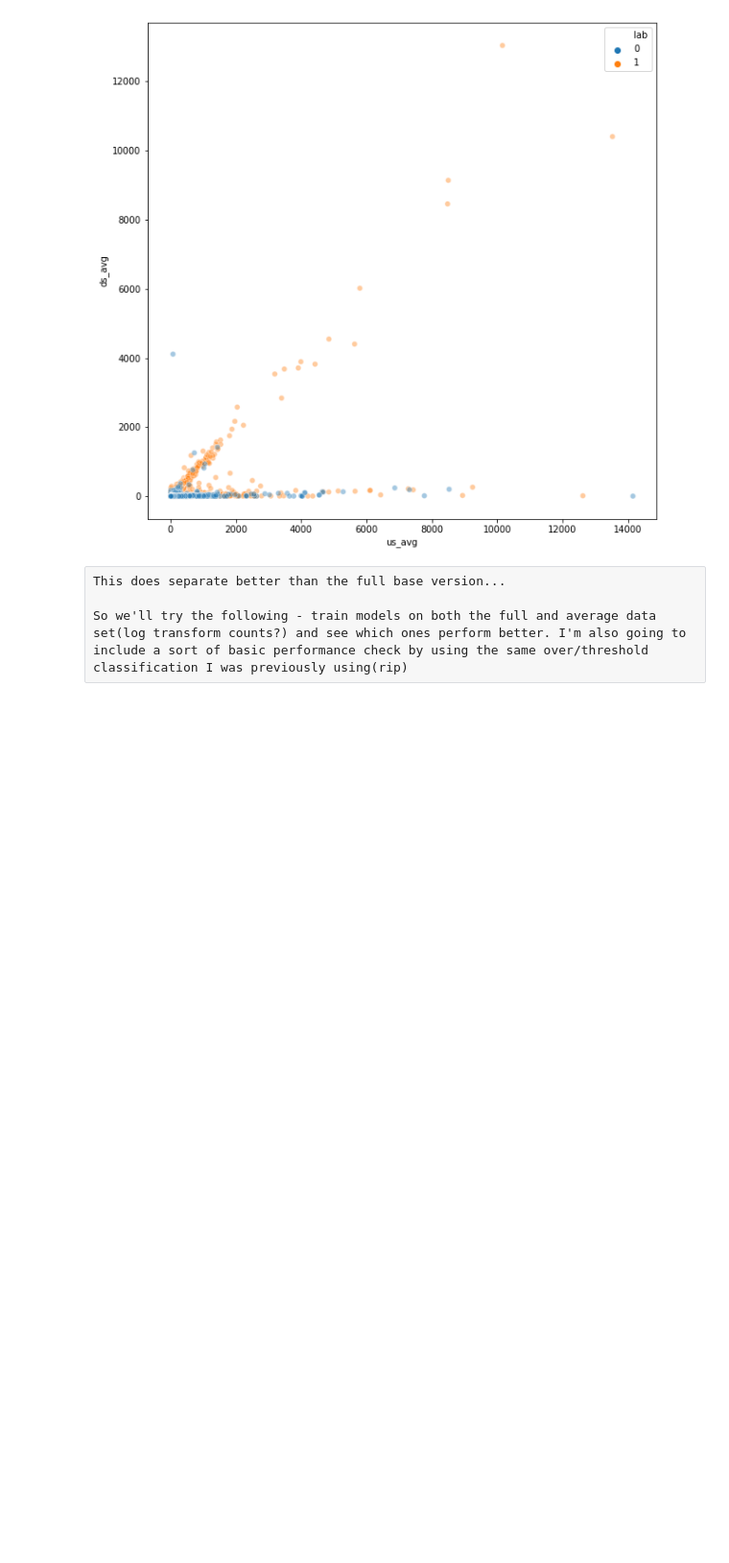
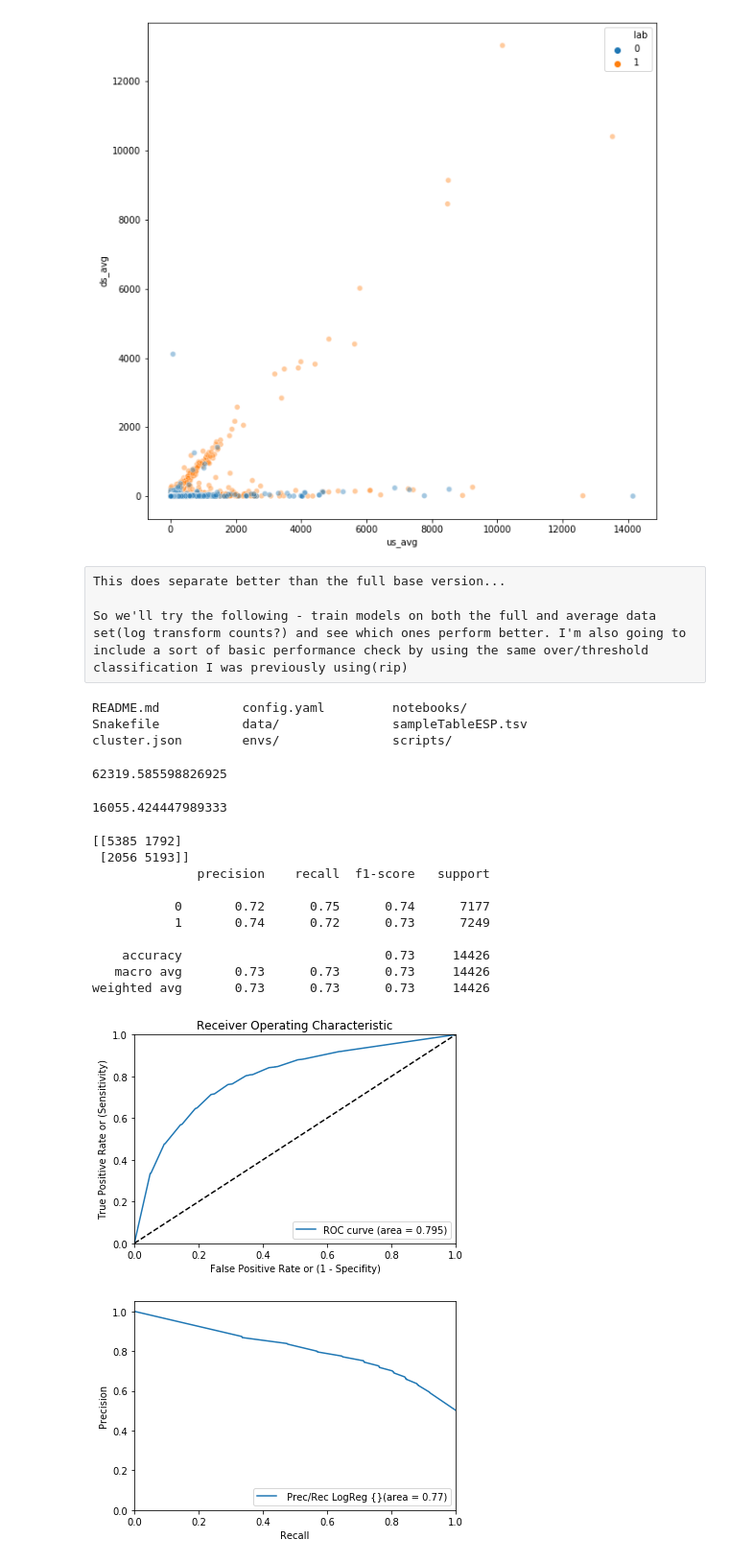
Before and after one commit to vinay-swamy/eyesplice_predictor, a Jupyter notebook: notebooks/explore_data.ipynb, the cells around one changed output. Shown at 96% size. Cells and saved outputs as stored; diff of their text form; code cells hidden in the pictures; blank space fills up the shorter version.

Commit message:
models are buils, seems to be wrokifn surprisingly well, so now we need to integrate it into the pipeline, and see how well it works with the rmats data

```diff
--- a/notebooks/explore_data.ipynb
+++ b/notebooks/explore_data.ipynb
@@ -111,8 +94,8 @@ PCA does not look that great,and I didn't boff the labels/ orientation, which le
 # %%
 avg_df=(pd.DataFrame({'us_avg': data_comp.loc[:,list(range(40))].mean(axis=1),
                       'ds_avg': data_comp.loc[:,list(range(40,80))].mean(axis=1),
-                      'us_var': data_comp.loc[:,list(range(40))].var(axis=1),
-                      'ds_var': data_comp.loc[:,list(range(40,80))].var(axis=1),
+                      #'us_var': data_comp.loc[:,list(range(40))].var(axis=1),
+                      #'ds_var': data_comp.loc[:,list(range(40,80))].var(axis=1),
                       'lab' : data_comp['Y']}))
 # %%
 plt.figure(figsize=(10,10))
@@ -124,3 +107,17 @@ sns.scatterplot(data=avg_df, x='us_avg', y='ds_avg', hue='lab', alpha=.4)
 This does separate better than the full base version...
 
 So we'll try the following - train models on both the full and average data set(log transform counts?) and see which ones perform better. I'm also going to include a sort of basic performance check by using the same over/threshold classification I was previously using(rip)
+# %%
+ls
+# %% [output]
+README.md           config.yaml         notebooks/
+Snakefile           data/               sampleTableESP.tsv
+cluster.json        envs/               scripts/
+# %%
+avg_df['us_avg'].var()
+# %% [output]
+62319.585598826925
+# %%
+avg_df['ds_avg'].var()
+# %% [output]
+16055.424447989333
@@ -126,0 +166,18 @@ So we'll try the following - train models on both the full and average data set(
+# %%
+# now try the averaged windows
+Y_avg=avg_df['lab']
+X_avg=avg_df.drop('lab',axis=1)
+train_model(X_avg,Y_avg,model[0])
+# %% [output]
+[[5385 1792]
+ [2056 5193]]
+              precision    recall  f1-score   support
+
+           0       0.72      0.75      0.74      7177
+           1       0.74      0.72      0.73      7249
+
+    accuracy                           0.73     14426
+   macro avg       0.73      0.73      0.73     14426
+weighted avg       0.73      0.73      0.73     14426
+[figure, added]
+[figure, added]
```
Also changed, not shown: parts of 7 cells of this notebook.
